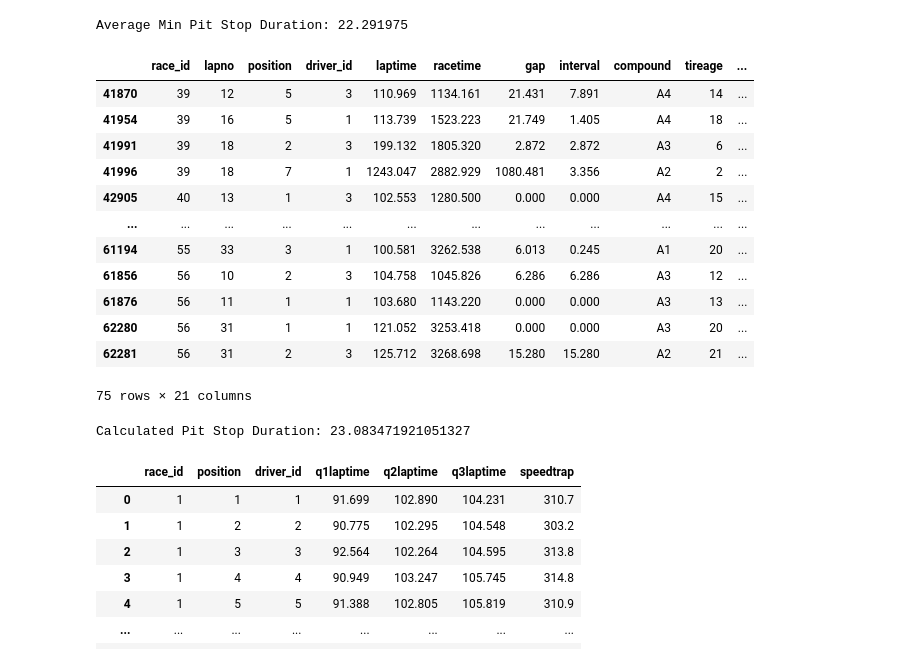
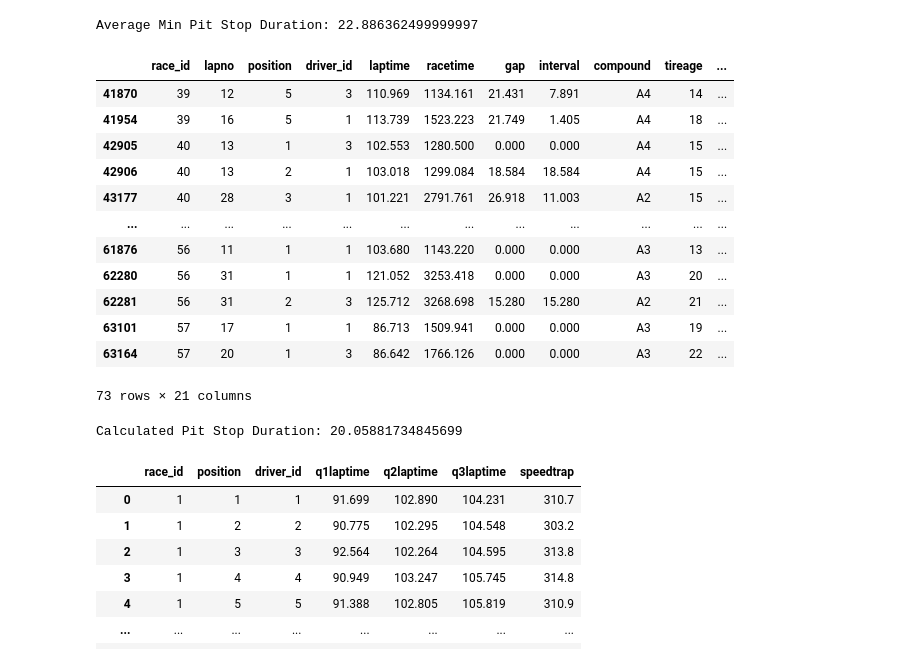
Before and after one commit to emy-olivieri/Formula_1_Race_Time_Simulation_and_Strategy_Optimization, a Jupyter notebook: pit_stop_.ipynb, the cells around one changed output. Saved outputs shown, nothing was run; the diff lists cells and outputs as text; code cells hidden in the pictures.

Commit message:
Add Pit Stop & Run

```diff
--- a/pit_stop_.ipynb
+++ b/pit_stop_.ipynb
@@ -127,0 +113,5 @@ if __name__ == "__main__":
+# %%
+db_path = "F1_timingdata_2014_2019.sqlite"
+data_loader = DataLoader(db_path=db_path)
+dataframes = data_loader.load_data()
+dataframes
@@ -172,7 +180,8 @@ class PitStop():
             (df_merged['team'] == self.team) &
             (df_merged['season'] == self.season) &
             (df_merged['race_id'] < self.race_id) &
-            (df_merged['pitstopduration'].notna())
+            (df_merged['pitstopduration'].notna()) &
+            (df_merged['pitstopduration']<700)
         ].copy()
         display(df)
         df["pitstop_diff"]=df['pitstopduration']- self.avg_min_pit_stop_duration
@@ -187,45 +196,45 @@ class PitStop():
 # %%
 def main():
     db_path = "F1_timingdata_2014_2019.sqlite"
     data_loader = DataLoader(db_path=db_path)
     dataframes = data_loader.load_data()
 
     pit_stop = PitStop(
         team="Mercedes",
-        race_id=57,
+        race_id=58,
         len_train_df=2,
         season=2016,
         dataframes=dataframes
     )
 
     pit_stop.calculate_best_pit_stop_duration()
     print("Average Min Pit Stop Duration:", pit_stop.avg_min_pit_stop_duration)
 
     calculated_duration = pit_stop.calculate_pit_stop_duration()
     print("Calculated Pit Stop Duration:", calculated_duration)
 
 
 if __name__ == "__main__":
     try:
         main()
     except Exception as e:
         print(f"[ERROR] An exception occurred: {e}")
 # %% [output]
-Average Min Pit Stop Duration: 22.291975
+Average Min Pit Stop Duration: 22.886362499999997
 |  | race_id | lapno | position | driver_id | laptime | racetime | gap | interval | compound | tireage | ... |
 | 41870 | 39 | 12 | 5 | 3 | 110.969 | 1134.161 | 21.431 | 7.891 | A4 | 14 | ... |
 | 41954 | 39 | 16 | 5 | 1 | 113.739 | 1523.223 | 21.749 | 1.405 | A4 | 18 | ... |
-| 41991 | 39 | 18 | 2 | 3 | 199.132 | 1805.320 | 2.872 | 2.872 | A3 | 6 | ... |
-| 41996 | 39 | 18 | 7 | 1 | 1243.047 | 2882.929 | 1080.481 | 3.356 | A2 | 2 | ... |
 | 42905 | 40 | 13 | 1 | 3 | 102.553 | 1280.500 | 0.000 | 0.000 | A4 | 15 | ... |
+| 42906 | 40 | 13 | 2 | 1 | 103.018 | 1299.084 | 18.584 | 18.584 | A4 | 15 | ... |
+| 43177 | 40 | 28 | 3 | 1 | 101.221 | 2791.761 | 26.918 | 11.003 | A2 | 15 | ... |
 | ... | ... | ... | ... | ... | ... | ... | ... | ... | ... | ... | ... |
-| 61194 | 55 | 33 | 3 | 1 | 100.581 | 3262.538 | 6.013 | 0.245 | A1 | 20 | ... |
-| 61856 | 56 | 10 | 2 | 3 | 104.758 | 1045.826 | 6.286 | 6.286 | A3 | 12 | ... |
 | 61876 | 56 | 11 | 1 | 1 | 103.680 | 1143.220 | 0.000 | 0.000 | A3 | 13 | ... |
 | 62280 | 56 | 31 | 1 | 1 | 121.052 | 3253.418 | 0.000 | 0.000 | A3 | 20 | ... |
 | 62281 | 56 | 31 | 2 | 3 | 125.712 | 3268.698 | 15.280 | 15.280 | A2 | 21 | ... |
+| 63101 | 57 | 17 | 1 | 1 | 86.713 | 1509.941 | 0.000 | 0.000 | A3 | 19 | ... |
+| 63164 | 57 | 20 | 1 | 3 | 86.642 | 1766.126 | 0.000 | 0.000 | A3 | 22 | ... |
-75 rows × 21 columns
+73 rows × 21 columns
-Calculated Pit Stop Duration: 23.083471921051327
+Calculated Pit Stop Duration: 20.05881734845699
 # %%
 dataframes["qualifyings"]
 # %% [output]
```
Also changed, not shown: parts of 2 cells of this notebook, 5 other files.
